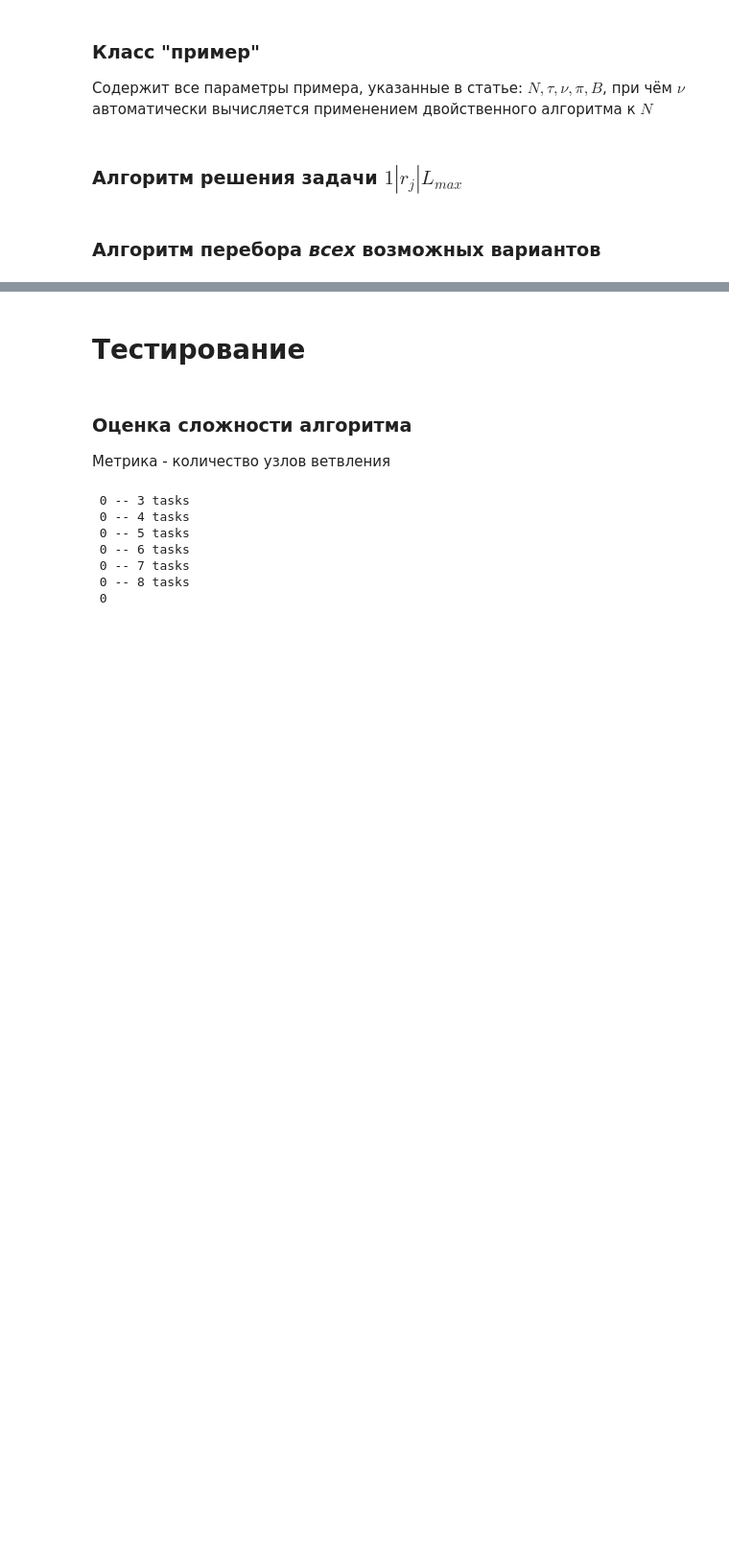
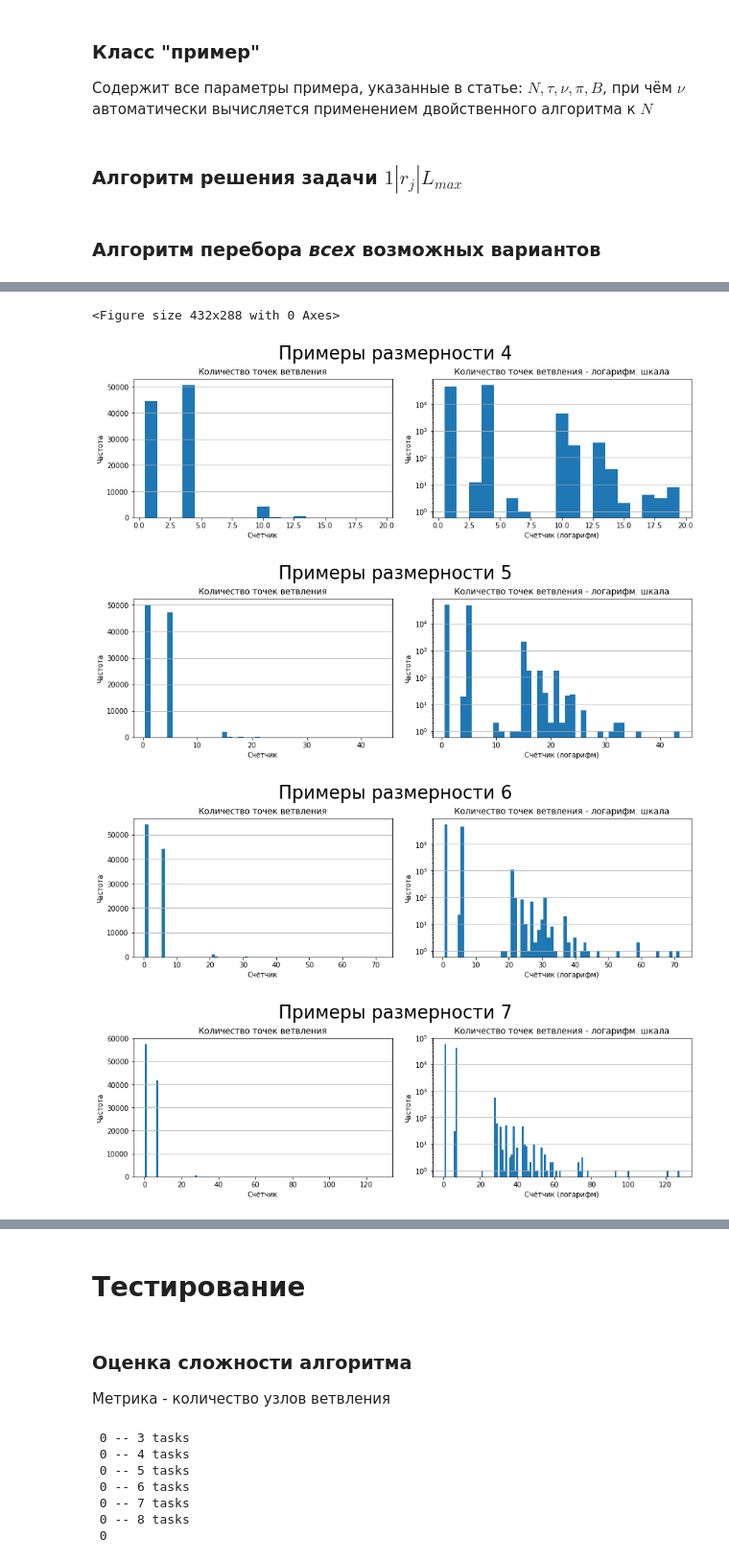
Before and after one commit to andtun/schedules, a Jupyter notebook: LMax.ipynb, the cells around one changed output, grey strips where cells are left out. Shown at 96% size. Drawn from its saved outputs; the diff is of its cells as text; code cells hidden in the pictures; blank space fills up the shorter version.

```diff
--- a/LMax.ipynb
+++ b/LMax.ipynb
@@ -351,9 +399,12 @@ while bL == mL:
     s = Schedule(5)
     b = bruteforce(s)
     m, c = main(s)
-    bL = b.L_max()
-    mL = m.L_max()
-    #m.show()
-    counter += 1
-    if counter % 10 == 0: print('\r', counter, end='\t \t \t')
+    if m.array is not []: # an empty array is returned if time limit is exceeded
+        bL = b.L_max()
+        mL = m.L_max()
+        counter += 1
+    if counter % 100 == 0: print('\r', counter, end='\t \t \t')
+    if counter == 10000:
+        print("100% correct!")
+        break
 # %% [output]
@@ -381,0 +414,67 @@ c
+# %%
+for size in range(4, 9):
+    results = {}
+    for i in range(100000):
+        s = Schedule(size)
+        bp, c = main(s)
+        if c not in results.keys():
+            results[c] = 1
+        else:
+            results[c] += 1
+        if (i+1) % 200 == 0:
+            plt.title("Количество точек ветвления для %s примеров размерности %s" % (i+1, size))
+            plt.xlabel("Счётчик")
+            plt.ylabel("Частота")
+            plt.grid(axis='y')
+            plt.bar(results.keys(), results.values(), width=1)
+            plt.show()
+            clear_output(wait=True)
+    with open('freqn%s.json' % size, 'w') as f:
+        json.dump(results, f)
+    #plt.savefig('freqn%s.png' % size, dpi=300)
+# %% [output]
+<Figure size 432x288 with 0 Axes>
+# %%
+for i in range(4, 9):
+    with open("freqn%s.json" % i, 'r') as f:
+        d = json.load(f)
+        x = list(map(int, d.keys()))
+        y = list(map(int, d.values()))
+        if i == 8:
+            nrows = 2
+            figsize=(12, 8)
+        else:
+            nrows = 1
+            figsize=(12, 4)
+        fig, axes = plt.subplots(nrows=nrows, ncols=2, figsize=figsize, constrained_layout=True, squeeze=False)
+        fig.suptitle("Примеры размерности %s" % i, fontsize=26)
+        l_width = 1
+        #if i > 5: l_width = (i-5.5)*10
+        axes[0, 0].bar(x, y, width=1)
+        axes[0, 0].set_title("Количество точек ветвления")
+        axes[0, 0].set_xlabel("Счётчик")
+        axes[0, 0].set_ylabel("Частота")
+        axes[0, 0].grid(axis='y')
+        axes[0, 1].bar(x, y, log=True, width=l_width)
+        axes[0, 1].set_title("Количество точек ветвления - логарифм. шкала")
+        axes[0, 1].set_xlabel("Счётчик (логарифм)")
+        axes[0, 1].set_ylabel("Частота")
+        axes[0, 1].grid(axis='y')
+        if i == 8:
+            axes[1, 0].set_title("Количество точек ветвления - крупный масштаб")
+            axes[1, 0].set_xlabel("Счётчик")
+            axes[1, 0].set_ylabel("Частота")
+            axes[1, 0].grid(axis='y')
+            axes[1, 0].set_xlim(right=(i-3)*20)
+            axes[1, 0].bar(x, y, width=1)
+            axes[1, 1].set_title("Количество точек ветвления - крупный масштаб и лог. шкала")
+            axes[1, 1].set_xlabel("Счётчик")
+            axes[1, 1].set_ylabel("Частота (логарифм)")
+            axes[1, 1].grid(axis='y')
+            axes[1, 1].set_xlim(right=(i-3)*25 - 10)
+            axes[1, 1].bar(x, y, log=True, width=1)
+# %% [output]
+[figure, added]
+[figure, added]
+[figure, added]
+[figure, added]
```
Also changed, not shown: parts of 32 cells of this notebook.
